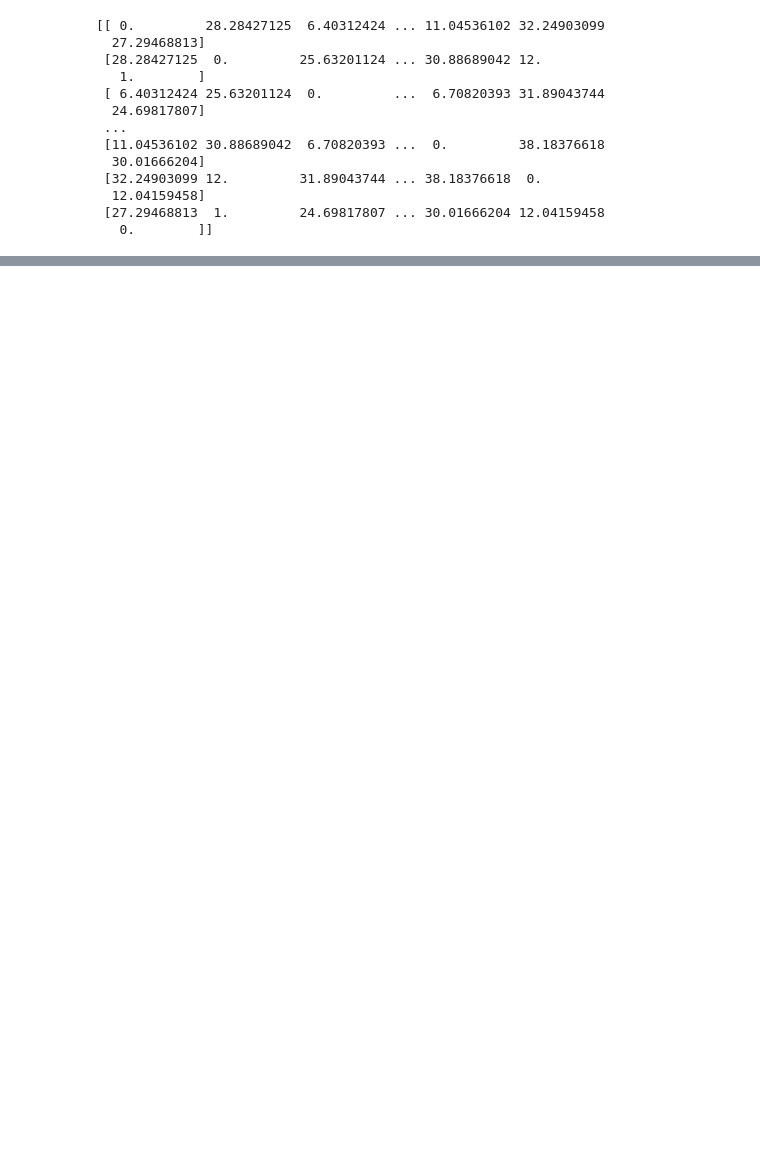
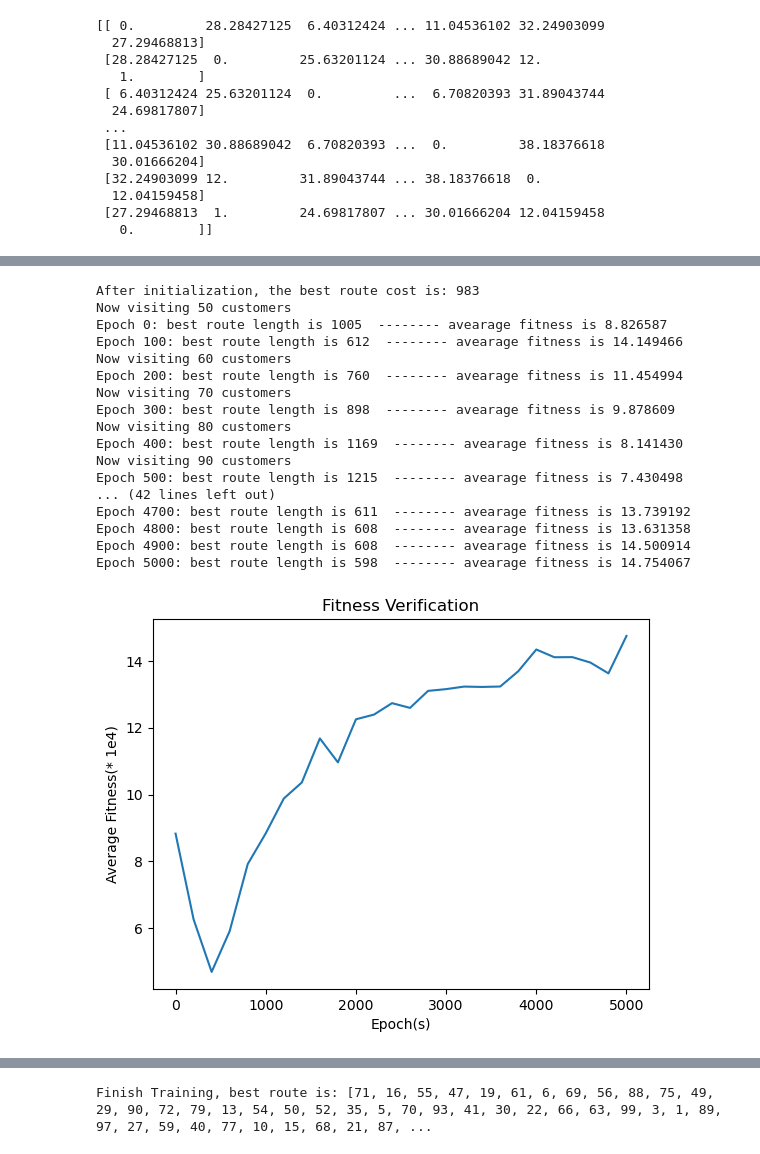
Before and after one commit to KingGZX/COMP5511-TAN, a Jupyter notebook: steptest.ipynb, the cells around one changed output, grey strips where cells are left out. Saved outputs shown, nothing was run; the diff lists cells and outputs as text; code cells hidden in the pictures; blank space fills up the shorter version.

```diff
--- a/steptest.ipynb
+++ b/steptest.ipynb
@@ -97,5 +119,24 @@ GATSP = ga.SimpleTSPGA(len(xcoords), 50, distance_matrix, 0.3, 0.8)
 # %%
 from utils.DynamicTSP import DynamicGA
 
 TSP = DynamicGA(len(xcoords), 50, distance_matrix, 0.3, 0.8, xcoords, ycoords)
-#TSP.Solver(5001, True)
+TSP.Solver(5001, False)
+# %% [output]
+After initialization, the best route cost is: 983
+Now visiting 50 customers
+Epoch 0: best route length is 1005  -------- avearage fitness is 8.826587
+Epoch 100: best route length is 612  -------- avearage fitness is 14.149466
+Now visiting 60 customers
+Epoch 200: best route length is 760  -------- avearage fitness is 11.454994
+Now visiting 70 customers
+Epoch 300: best route length is 898  -------- avearage fitness is 9.878609
+Now visiting 80 customers
+Epoch 400: best route length is 1169  -------- avearage fitness is 8.141430
+Now visiting 90 customers
+Epoch 500: best route length is 1215  -------- avearage fitness is 7.430498
+... (42 lines left out)
+Epoch 4700: best route length is 611  -------- avearage fitness is 13.739192
+Epoch 4800: best route length is 608  -------- avearage fitness is 13.631358
+Epoch 4900: best route length is 608  -------- avearage fitness is 14.500914
+Epoch 5000: best route length is 598  -------- avearage fitness is 14.754067
+[figure, added]
@@ -102,3 +144,4 @@ TSP = DynamicGA(len(xcoords), 50, distance_matrix, 0.3, 0.8, xcoords, ycoords)
+Finish Training, best route is: [71, 16, 55, 47, 19, 61, 6, 69, 56, 88, 75, 49, 29, 90, 72, 79, 13, 54, 50, 52, 35, 5, 70, 93, 41, 30, 22, 66, 63, 99, 3, 1, 89, 97, 27, 59, 40, 77, 10, 15, 68, 21, 87, ...
 # %%
 TSP = DynamicGA(len(xcoords), 50, distance_matrix, 0.3, 0.8, xcoords, ycoords)
 #TSP.Solver(5001, False)
```
Also changed, not shown: parts of 14 cells of this notebook, 53 other files.
